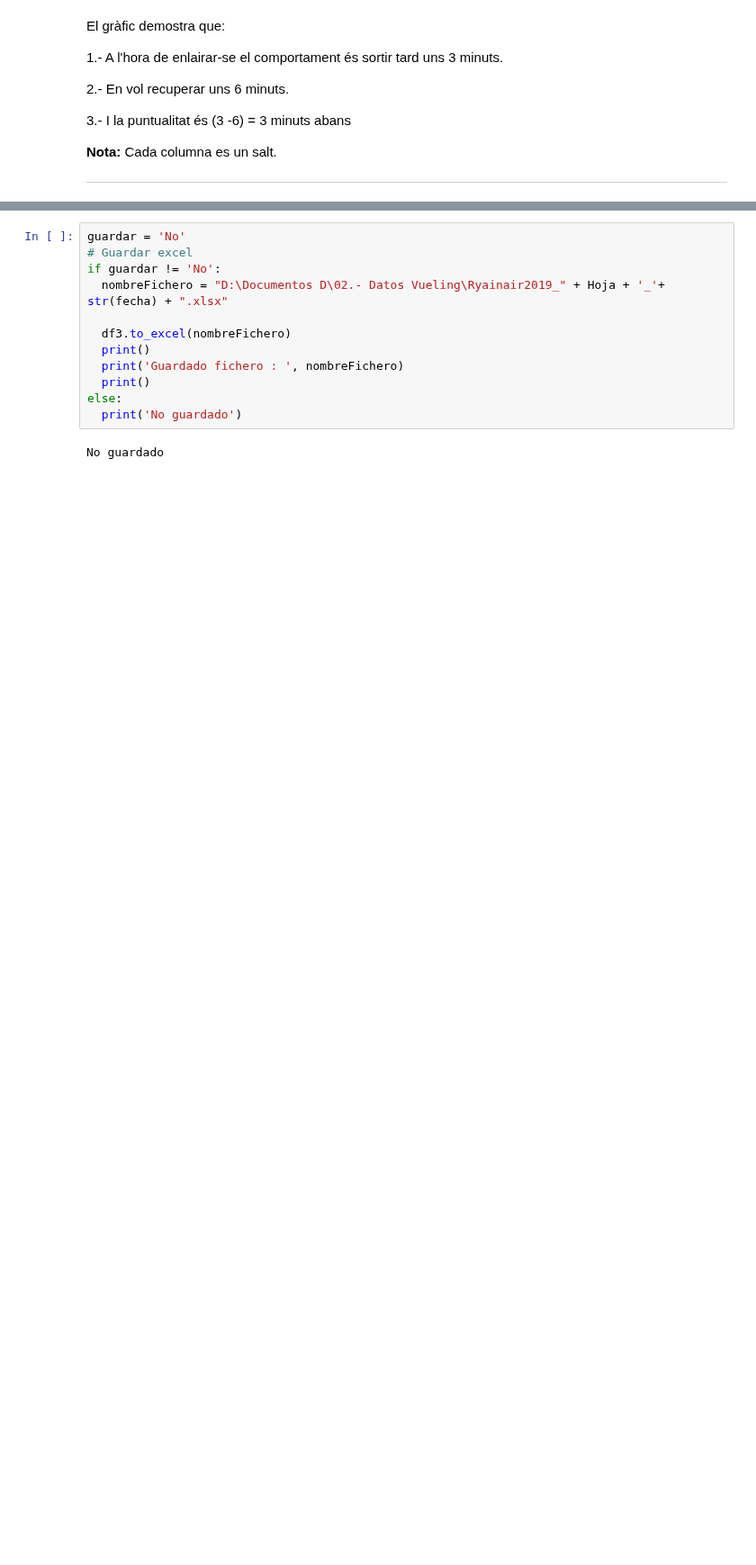
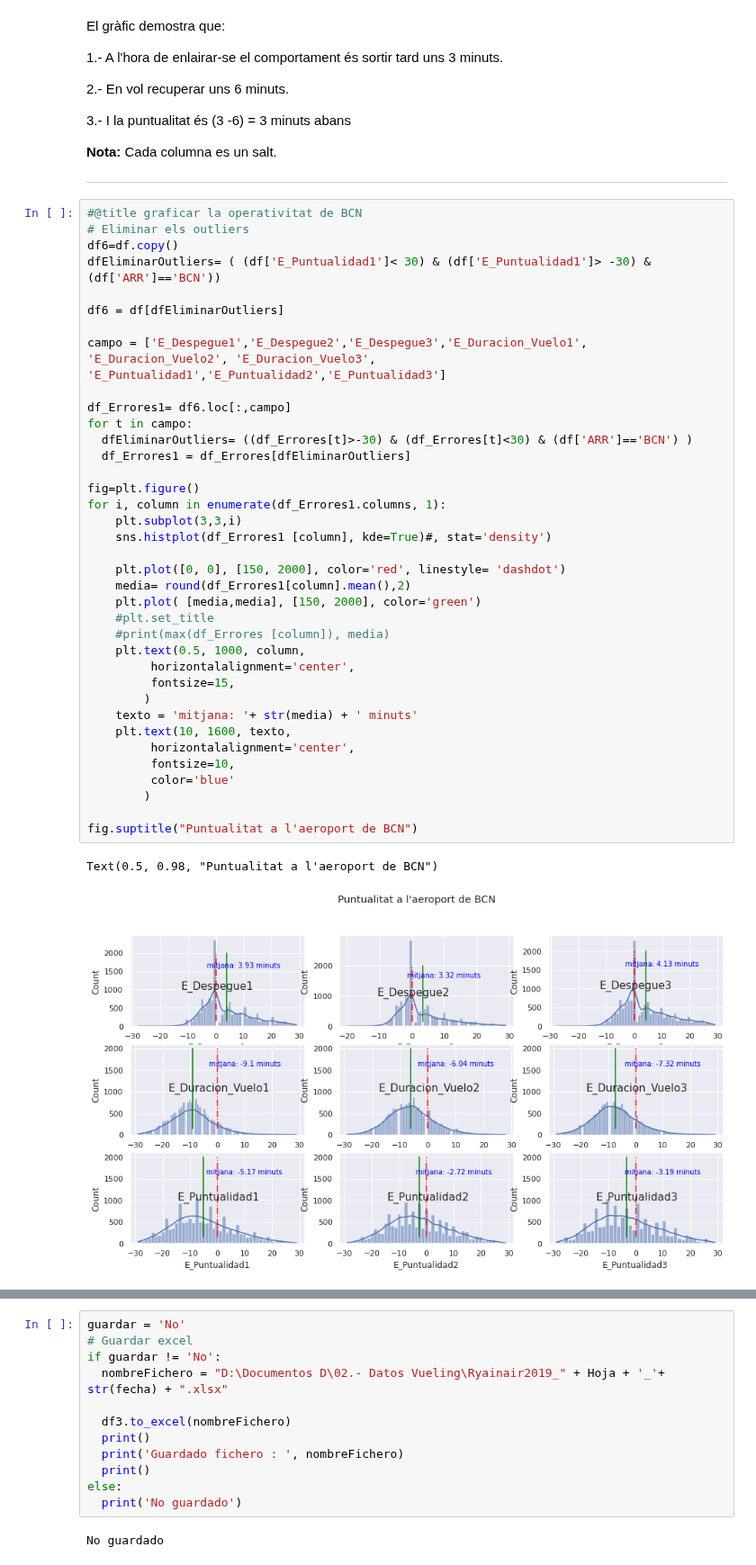
Before and after one commit to JMML2021/Entrega-projecte-final, a Jupyter notebook: 2.Calculo_Ry2019.ipynb, the cells around one changed output, grey strips where cells are left out. Shown at 90% size. Saved outputs shown, nothing was run; the diff lists cells and outputs as text; blank space fills up the shorter version.

```diff
--- a/2.Calculo_Ry2019.ipynb
+++ b/2.Calculo_Ry2019.ipynb
@@ -722,4 +723,44 @@ El gràfic demostra que:
 
 
 ---
+# %%
+#@title graficar la operativitat de BCN
+# Eliminar els outliers
+df6=df.copy()
+dfEliminarOutliers= ( (df['E_Puntualidad1']< 30) & (df['E_Puntualidad1']> -30) & (df['ARR']=='BCN'))
+
+df6 = df[dfEliminarOutliers]
+
+campo = ['E_Despegue1','E_Despegue2','E_Despegue3','E_Duracion_Vuelo1', 'E_Duracion_Vuelo2', 'E_Duracion_Vuelo3',  'E_Puntualidad1','E_Puntualidad2','E_Puntualidad3']
+
+df_Errores1= df6.loc[:,campo]
+for t in campo:
+  dfEliminarOutliers= ((df_Errores[t]>-30) & (df_Errores[t]<30) & (df['ARR']=='BCN') )
+  df_Errores1 = df_Errores[dfEliminarOutliers]
+
+fig=plt.figure()
+for i, column in enumerate(df_Errores1.columns, 1):
+    plt.subplot(3,3,i)
+    sns.histplot(df_Errores1 [column], kde=True)#, stat='density')
+
+    plt.plot([0, 0], [150, 2000], color='red', linestyle= 'dashdot')
+    media= round(df_Errores1[column].mean(),2)
+    plt.plot( [media,media], [150, 2000], color='green')
+    #plt.set_title
+    #print(max(df_Errores [column]), media)
+    plt.text(0.5, 1000, column,
+         horizontalalignment='center',
+         fontsize=15,
+        )
+    texto = 'mitjana: '+ str(media) + ' minuts'
+    plt.text(10, 1600, texto,
+         horizontalalignment='center',
+         fontsize=10,
+         color='blue'
+        )
+
+fig.suptitle("Puntualitat a l'aeroport de BCN")
+# %% [output]
+Text(0.5, 0.98, "Puntualitat a l'aeroport de BCN")
+[figure, added]
 # %% [markdown]
```
Also changed, not shown: parts of 4 cells of this notebook.
